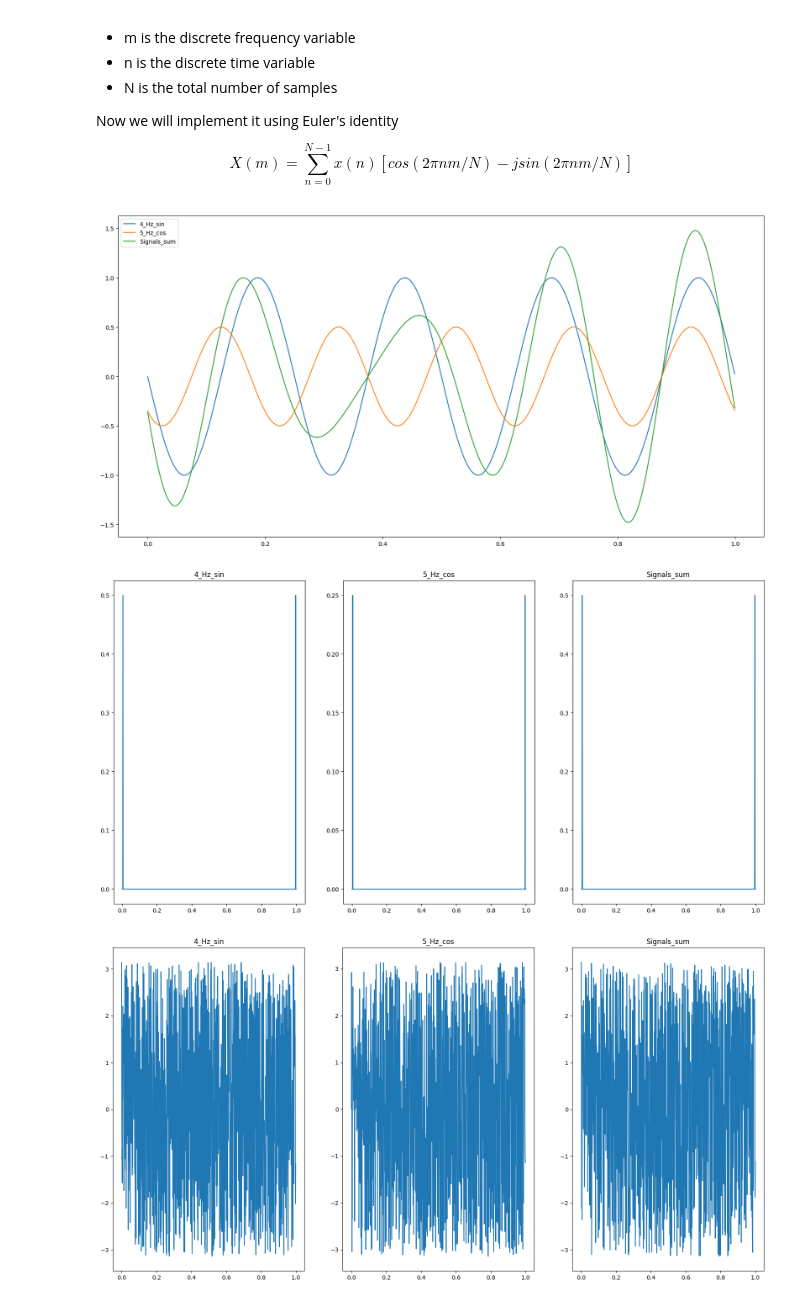
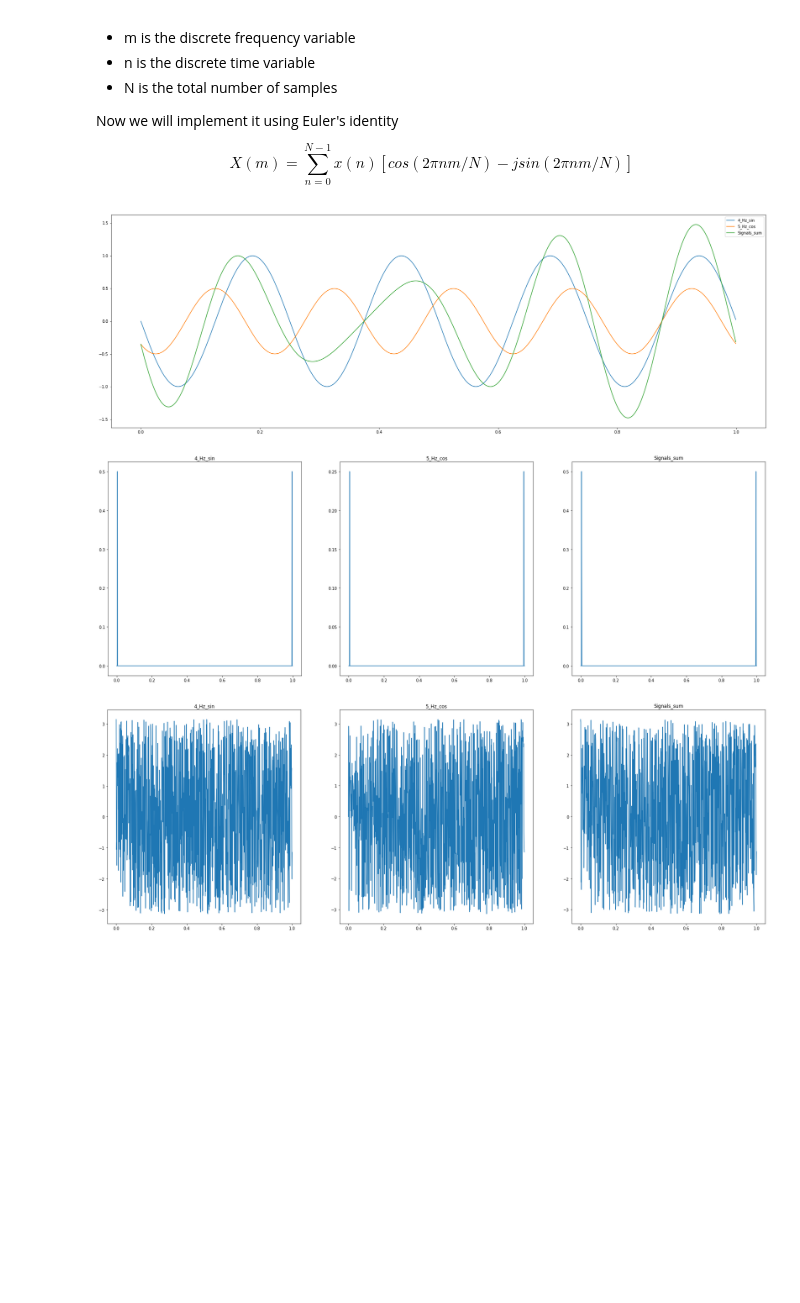
Before and after one commit to Esteb37/te2004b, a Jupyter notebook: Jupyter/DFT.ipynb, the cells around one changed output. Cells and saved outputs as stored; diff of their text form; code cells hidden in the pictures; blank space fills up the shorter version.

```diff
--- a/Jupyter/DFT.ipynb
+++ b/Jupyter/DFT.ipynb
@@ -63,7 +63,7 @@ class Sinusoidals:
     def plot_signals(self):
         if self.signals:
             total_sinusoidals = len(self.sinusoidals)
-            _, ax = plt.subplots(figsize = (20,10))
+            _, ax = plt.subplots(figsize = (30,10))
             for key, value in self.sinusoidals.items():
                 ax.plot(self.N*self.ts, value, '-', label = key)
 
@@ -87,35 +87,35 @@ class Sinusoidals:
 
             amp = np.sqrt(np.real(Xm)**2+np.imag(Xm)**2)/self.total_samples
             phase = np.arctan2(np.imag(Xm), np.real(Xm))
 
             self.dft[key] = {"amp": amp, "phase": phase}
 
         return self.dft
 
     def plot_DFT(self):
         if self.signals:
             total_sinusoidals = len(self.sinusoidals)
 
             rs = int((total_sinusoidals-1)/3+1)
 
-            _, ax = plt.subplots(rs, 3, figsize=(20, 10))
+            _, ax = plt.subplots(rs, 3, figsize=(30, 10))
             for i, (key, value) in enumerate(self.dft.items()):
                 ax[i].plot(self.N*self.ts, value["amp"], '-', label=key)
                 ax[i].set_title(key)
 
-            _, ax = plt.subplots(rs, 3, figsize=(20, 10))
+            _, ax = plt.subplots(rs, 3, figsize=(30, 10))
             for i, (key, value) in enumerate(self.dft.items()):
                 ax[i].plot(self.N*self.ts, value["phase"], '-', label=key)
                 ax[i].set_title(key)
 
             plt.show()
 
 
 signal_1 = Sinusoidals(
     **{'y1': (1, 4, pi, 'sin'), 'y2': (0.5, 5, 3/4*pi, 'cos')})
 
 signal_1()
 # %% [output]
-[figure, old version]
+[figure, new version]
-[figure, old version]
+[figure, new version]
-[figure, old version]
+[figure, new version]
```
Also changed, not shown: 3 other files.
